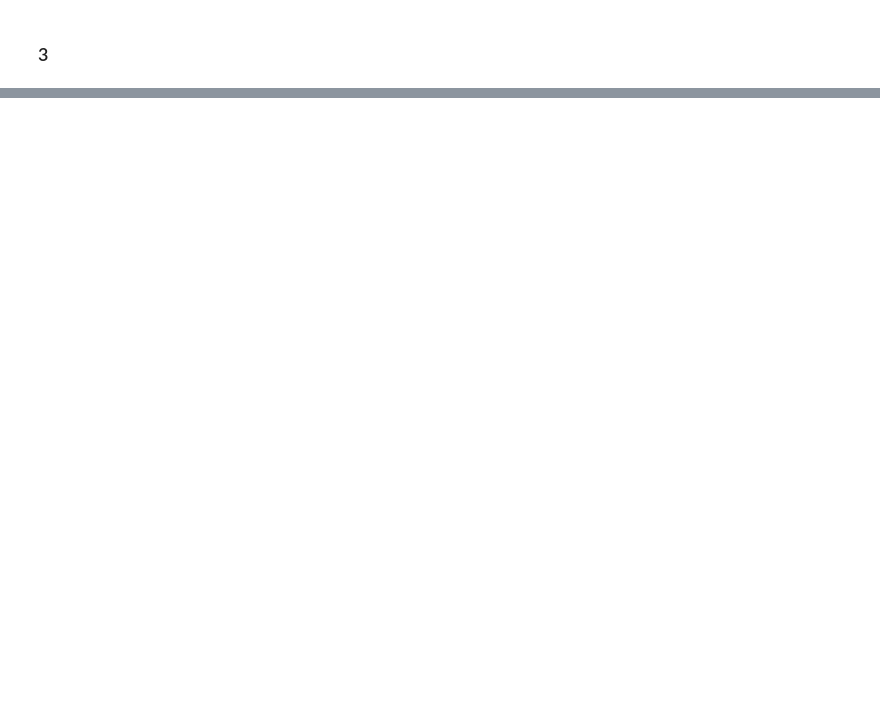
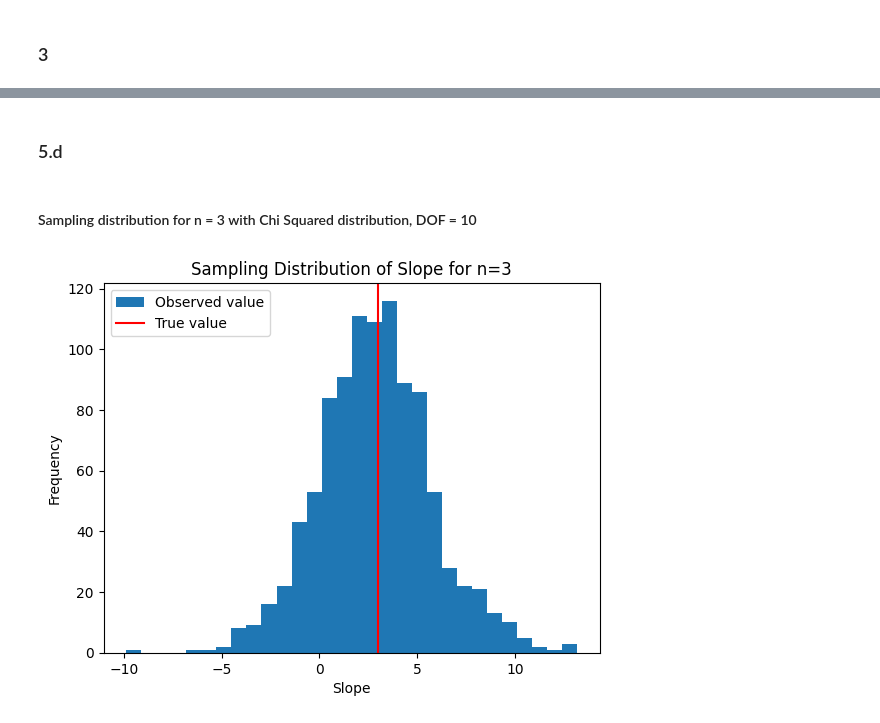
Before and after one commit to madhukar01/stats_exercise, a Jupyter notebook: ex01/solution.ipynb, the cells around one changed output, grey strips where cells are left out. Cells and saved outputs as stored; diff of their text form; code cells hidden in the pictures; blank space fills up the shorter version.

```diff
--- a/ex01/solution.ipynb
+++ b/ex01/solution.ipynb
@@ -167,0 +293,31 @@ Dataset 2:
+# %% [markdown]
+### 5.d
+# %%
+def generate_data_chi_squared_error(
+        x: Tuple,
+        beta_zero:float,
+        beta_one:float,
+        dof:int,
+        size:int=10) -> Tuple:
+    """
+    Generate dataset with the given parameters
+    The error term is generated from chi squared distribution
+    :param x: a tuple of values X can take
+    :param beta_zero: intercept
+    :param beta_one: slope
+    :param dof: degrees of freedom for chi squared distribution
+    :param size: size of the dataset
+    :return: dataset
+    """
+    # generate X from the given values randomly
+    sample = np.random.choice(x, size=size, replace=True)
+
+    # reject the cases where all x values are same
+    while len(set(sample)) == 1:
+        sample = np.random.choice(x, size=size, replace=True)
+
+    # generate error term using chi squared distribution
+    error = np.random.chisquare(df=dof, size=size)
+
+    y = beta_zero + beta_one * sample + error
+    return (sample, y)
@@ -167,0 +365,12 @@ Dataset 2:
+# %% [markdown]
+#### Sampling distribution for n = 3 with Chi Squared distribution, DOF = 10
+# %%
+plot_sampling_distribution_chi_squared_error(
+    x=(0, 2),
+    beta_zero=5,
+    beta_one=3,
+    dof=10,
+    size=3,
+    samples=1000)
+# %% [output]
+[figure, added]
```
Also changed, not shown: parts of 25 cells of this notebook.
